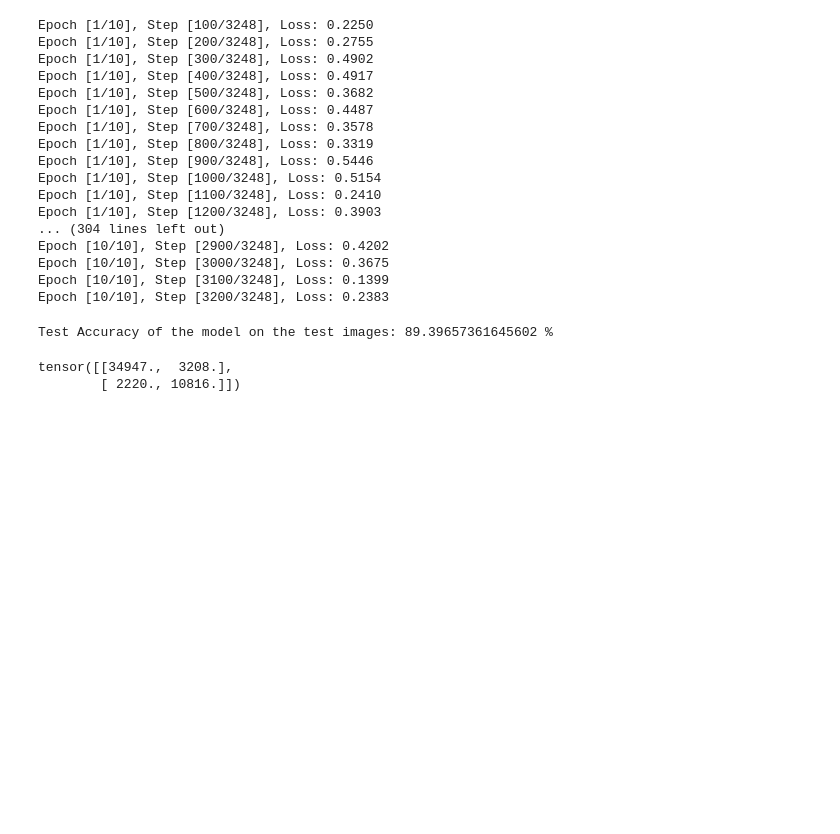
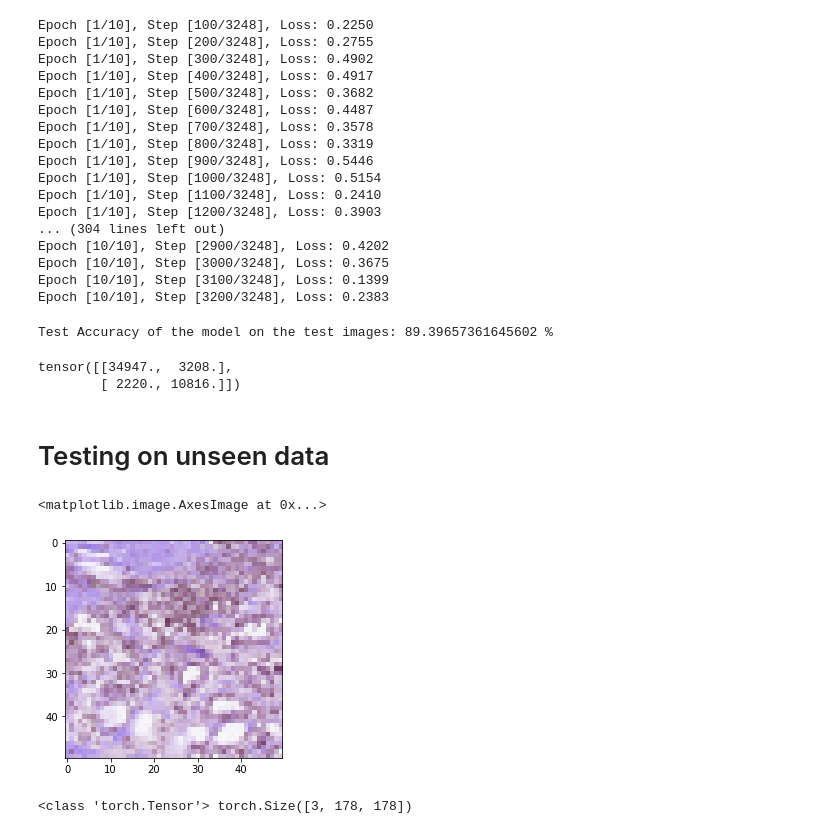
Before and after one commit to SmartPracticeschool/llSPS-INT-3693-Deep-Learning-Techniques-for-Breast-Cancer-Risk-Prediction-using-Python, a Jupyter notebook: Breast Cancer Risk Prediction.ipynb, the cells around one changed output. Saved outputs shown, nothing was run; the diff lists cells and outputs as text; code cells hidden in the pictures; blank space fills up the shorter version.

```diff
--- a/Breast Cancer Risk Prediction.ipynb
+++ b/Breast Cancer Risk Prediction.ipynb
@@ -336,3 +336,5 @@ print(confusion_matrix)
 # %% [output]
 tensor([[34947.,  3208.],
         [ 2220., 10816.]])
+# %% [markdown]
+# Testing on unseen data
@@ -338,0 +350,14 @@ tensor([[34947.,  3208.],
+# %%
+img_path = r"D:\internship\brast cancer\dataset\IDC_regular_ps50_idx5\12867\1\12867_idx5_x951_y1251_class1.png"
+
+image = cv2.imread(img_path)
+image = cv2.resize(image, (50,50))
+imshow(np.asarray(image))
+# %% [output]
+<matplotlib.image.AxesImage at 0x...>
+[figure, added]
+# %%
+image = trans_valid(image)
+print(type(image),image.shape)
+# %% [output]
+<class 'torch.Tensor'> torch.Size([3, 178, 178])
```
Also changed, not shown: parts of 4 cells of this notebook, 3 other files.
